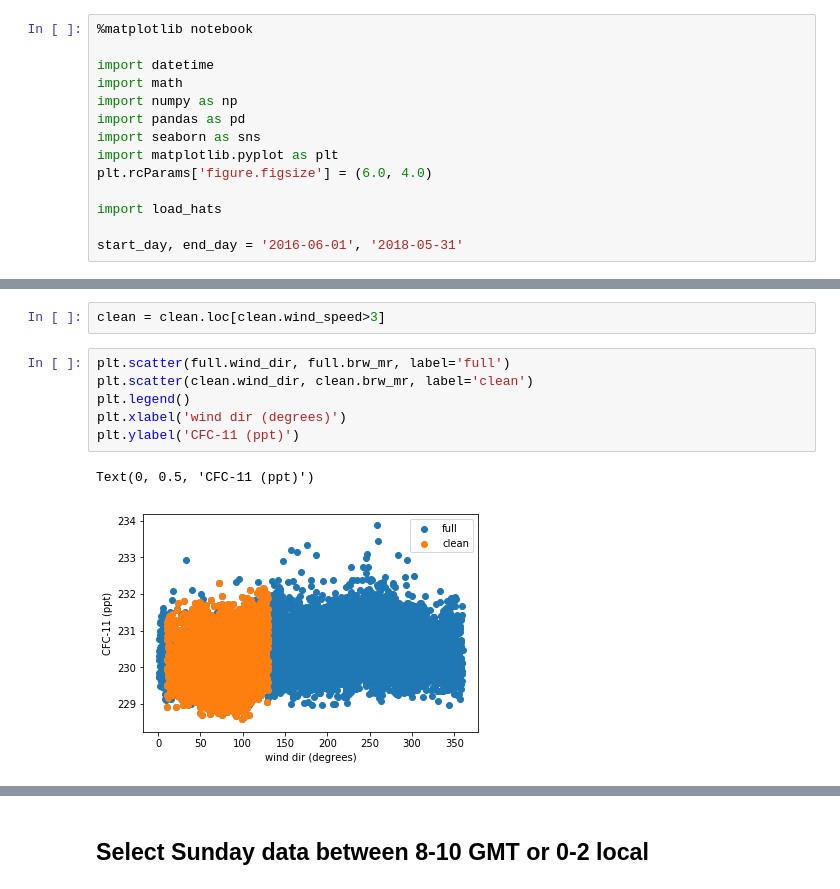
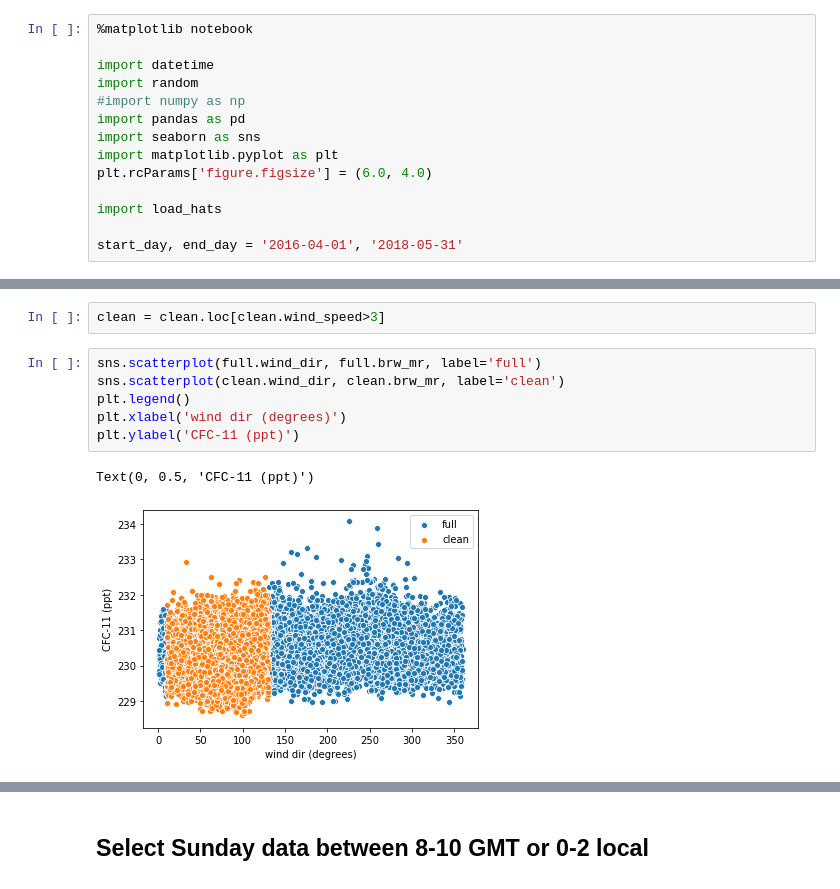
Before and after one commit to duttong/F11-Inversion, a Jupyter notebook: brw_cats_f11.ipynb, the cells around one changed output, grey strips where cells are left out. Cells and saved outputs as stored; diff of their text form.

```diff
--- a/brw_cats_f11.ipynb
+++ b/brw_cats_f11.ipynb
@@ -2,8 +2,8 @@
 %matplotlib notebook
 
 import datetime
-import math
-import numpy as np
+import random
+#import numpy as np
 import pandas as pd
 import seaborn as sns
 import matplotlib.pyplot as plt
@@ -11,7 +11,7 @@ plt.rcParams['figure.figsize'] = (6.0, 4.0)
 
 import load_hats
 
-start_day, end_day = '2016-06-01', '2018-05-31'
+start_day, end_day = '2016-04-01', '2018-05-31'
 # %%
 def read_met(site, yyyy):
     met_ftp = f'/aftp/met/{site}/'
@@ -94,13 +94,13 @@ plt.legend()
 # %%
 clean = clean.loc[clean.wind_speed>3]
 # %%
-plt.scatter(full.wind_dir, full.brw_mr, label='full')
-plt.scatter(clean.wind_dir, clean.brw_mr, label='clean')
+sns.scatterplot(full.wind_dir, full.brw_mr, label='full')
+sns.scatterplot(clean.wind_dir, clean.brw_mr, label='clean')
 plt.legend()
 plt.xlabel('wind dir (degrees)')
 plt.ylabel('CFC-11 (ppt)')
 # %% [output]
 Text(0, 0.5, 'CFC-11 (ppt)')
-[figure, old version]
+[figure, new version]
 # %%
 clean.brw_mr.plot(marker='o')
```
Also changed, not shown: parts of 16 cells of this notebook, 2 other files.
